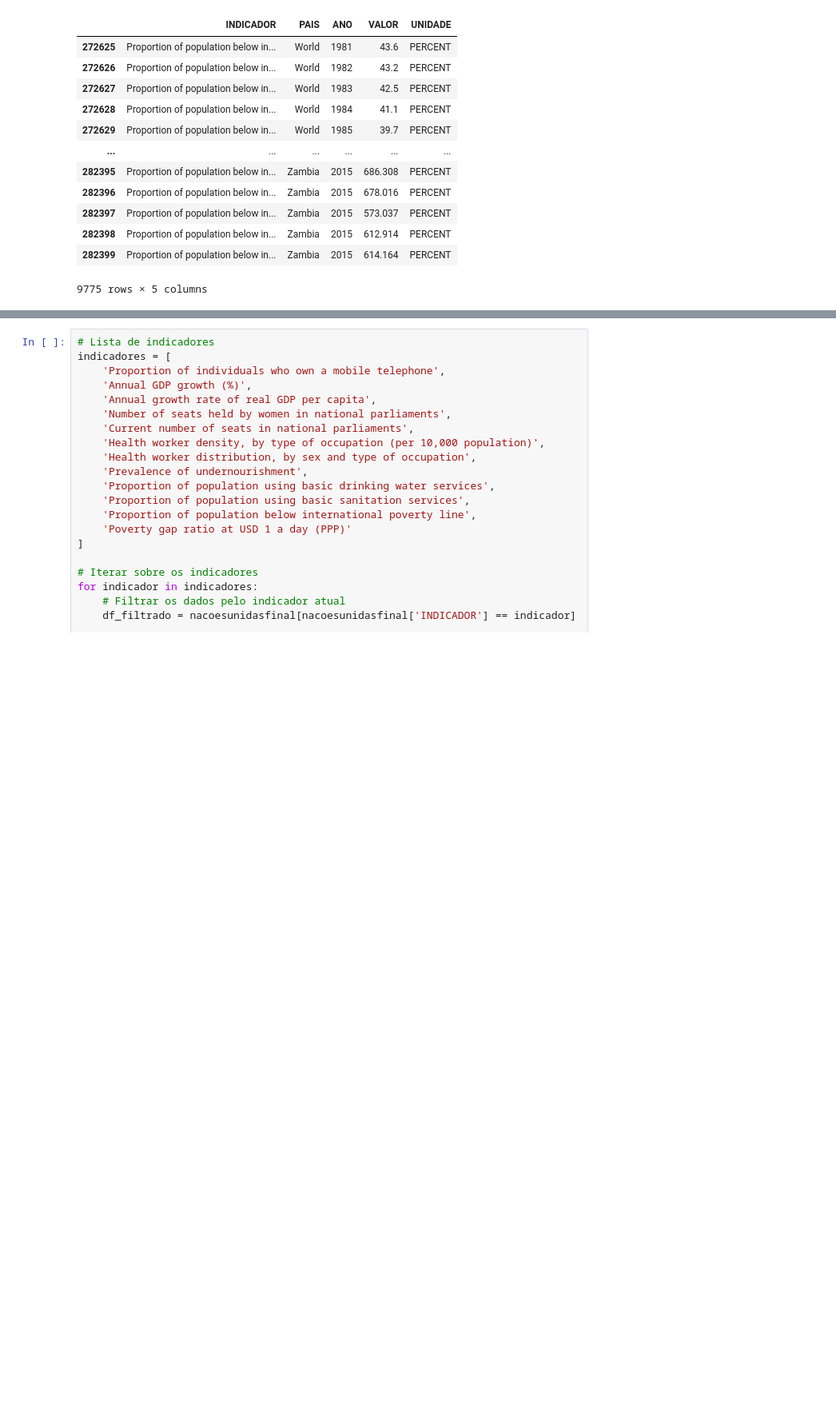
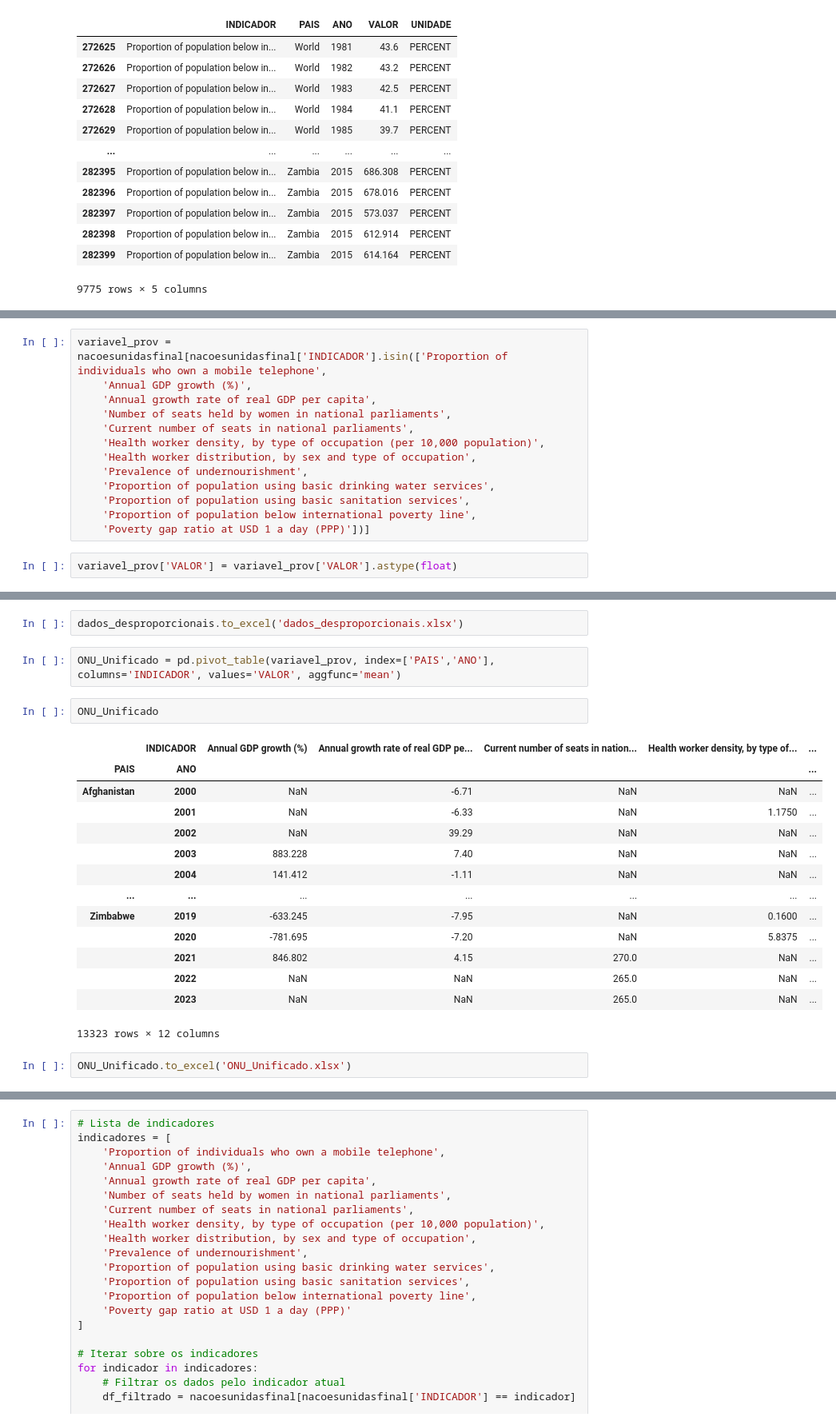
Before and after one commit to carlosferreirareis/Nacoes_Unidas, a Jupyter notebook: Nacoes_Unidas.ipynb, the cells around one changed output, grey strips where cells are left out. Shown at 80% size. Saved outputs shown, nothing was run; the diff lists cells and outputs as text; blank space fills up the shorter version.

```diff
--- a/Nacoes_Unidas.ipynb
+++ b/Nacoes_Unidas.ipynb
@@ -780,0 +798,15 @@ nacoesunidasfinal.loc[nacoesunidasfinal['INDICADOR'] == 'Proportion of populatio
+# %%
+variavel_prov = nacoesunidasfinal[nacoesunidasfinal['INDICADOR'].isin(['Proportion of individuals who own a mobile telephone',
+    'Annual GDP growth (%)',
+    'Annual growth rate of real GDP per capita',
+    'Number of seats held by women in national parliaments',
+    'Current number of seats in national parliaments',
+    'Health worker density, by type of occupation (per 10,000 population)',
+    'Health worker distribution, by sex and type of occupation',
+    'Prevalence of undernourishment',
+    'Proportion of population using basic drinking water services',
+    'Proportion of population using basic sanitation services',
+    'Proportion of population below international poverty line',
+    'Poverty gap ratio at USD 1 a day (PPP)'])]
+# %%
+variavel_prov['VALOR'] = variavel_prov['VALOR'].astype(float)
@@ -780,0 +920,23 @@ nacoesunidasfinal.loc[nacoesunidasfinal['INDICADOR'] == 'Proportion of populatio
+# %%
+dados_desproporcionais.to_excel('dados_desproporcionais.xlsx')
+# %%
+ONU_Unificado = pd.pivot_table(variavel_prov, index=['PAIS','ANO'], columns='INDICADOR', values='VALOR', aggfunc='mean')
+# %%
+ONU_Unificado
+# %% [output]
+|  | INDICADOR | Annual GDP growth (%) | Annual growth rate of real GDP pe... | Current number of seats in nation... | Health worker density, by type of... | ... |
+| PAIS | ANO |  |  |  |  | ... |
+| Afghanistan | 2000 | NaN | -6.71 | NaN | NaN | ... |
+|  | 2001 | NaN | -6.33 | NaN | 1.1750 | ... |
+|  | 2002 | NaN | 39.29 | NaN | NaN | ... |
+|  | 2003 | 883.228 | 7.40 | NaN | NaN | ... |
+|  | 2004 | 141.412 | -1.11 | NaN | NaN | ... |
+| ... | ... | ... | ... | ... | ... | ... |
+| Zimbabwe | 2019 | -633.245 | -7.95 | NaN | 0.1600 | ... |
+|  | 2020 | -781.695 | -7.20 | NaN | 5.8375 | ... |
+|  | 2021 | 846.802 | 4.15 | 270.0 | NaN | ... |
+|  | 2022 | NaN | NaN | 265.0 | NaN | ... |
+|  | 2023 | NaN | NaN | 265.0 | NaN | ... |
+13323 rows × 12 columns
+# %%
+ONU_Unificado.to_excel('ONU_Unificado.xlsx')
```
Also changed, not shown: parts of 20 cells of this notebook, 18 other files.
